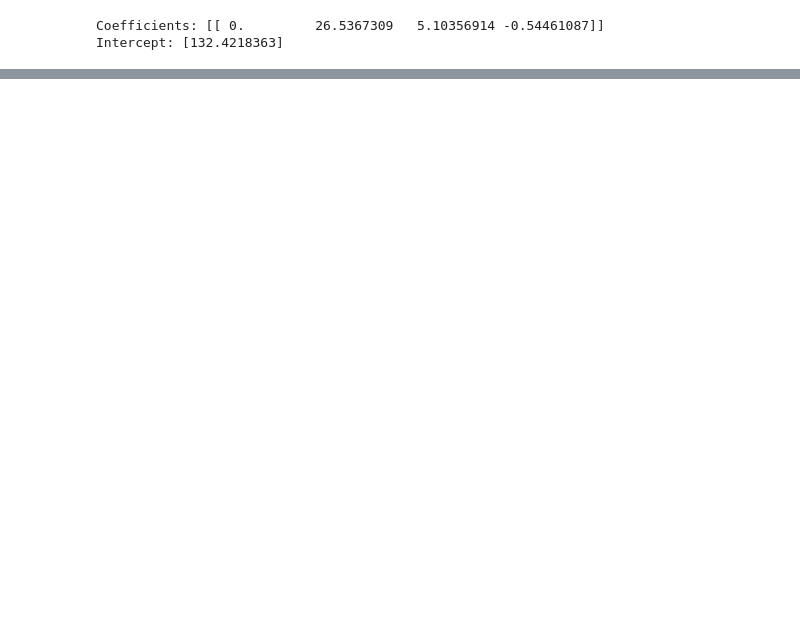
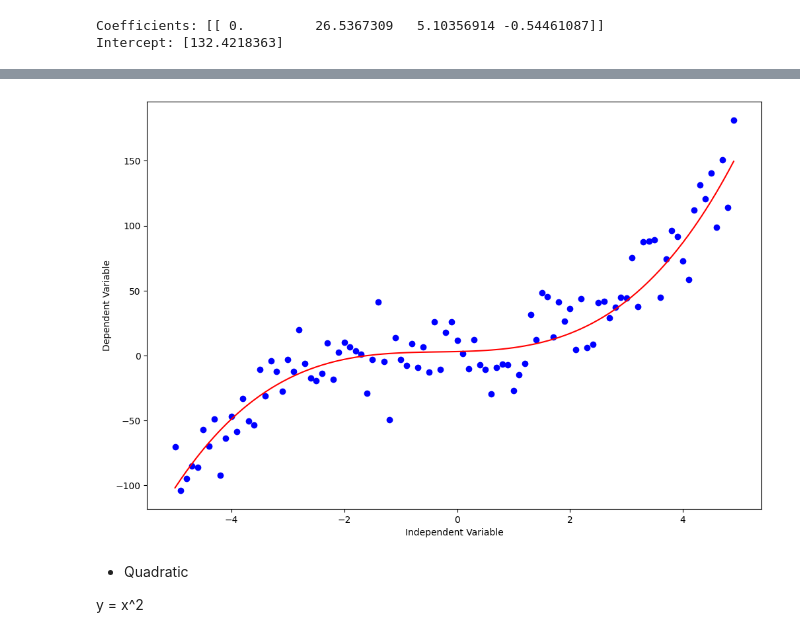
Before and after one commit to KizKarDes/kizkardes-data-science, a Jupyter notebook: lesson9.ipynb, the cells around one changed output, grey strips where cells are left out. Cells and saved outputs as stored; diff of their text form; code cells hidden in the pictures; blank space fills up the shorter version.

```diff
--- a/lesson9.ipynb
+++ b/lesson9.ipynb
@@ -153,0 +188,16 @@ Intercept: [132.4218363]
+# %%
+y = 1*(x**3) + 1*(x**2) + 1*x + 3
+y_noise = 20 * np.random.normal(size=x.size)
+ydata = y + y_noise
+# %%
+plt.plot(x, ydata,  'bo')
+plt.plot(x,y, 'r')
+plt.ylabel('Dependent Variable')
+plt.xlabel('Independent Variable')
+plt.show()
+# %% [output]
+[figure, added]
+# %% [markdown]
+- Quadratic
+
+y = x^2
```
Also changed, not shown: parts of 19 cells of this notebook, 1 other file.
